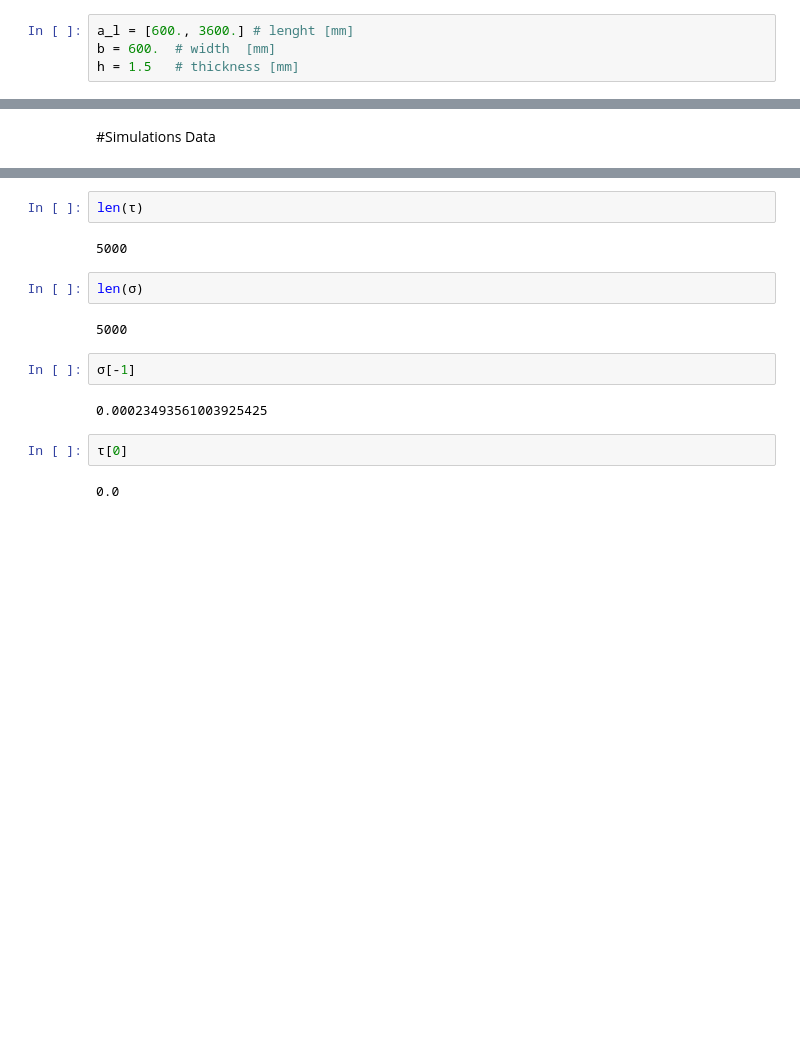
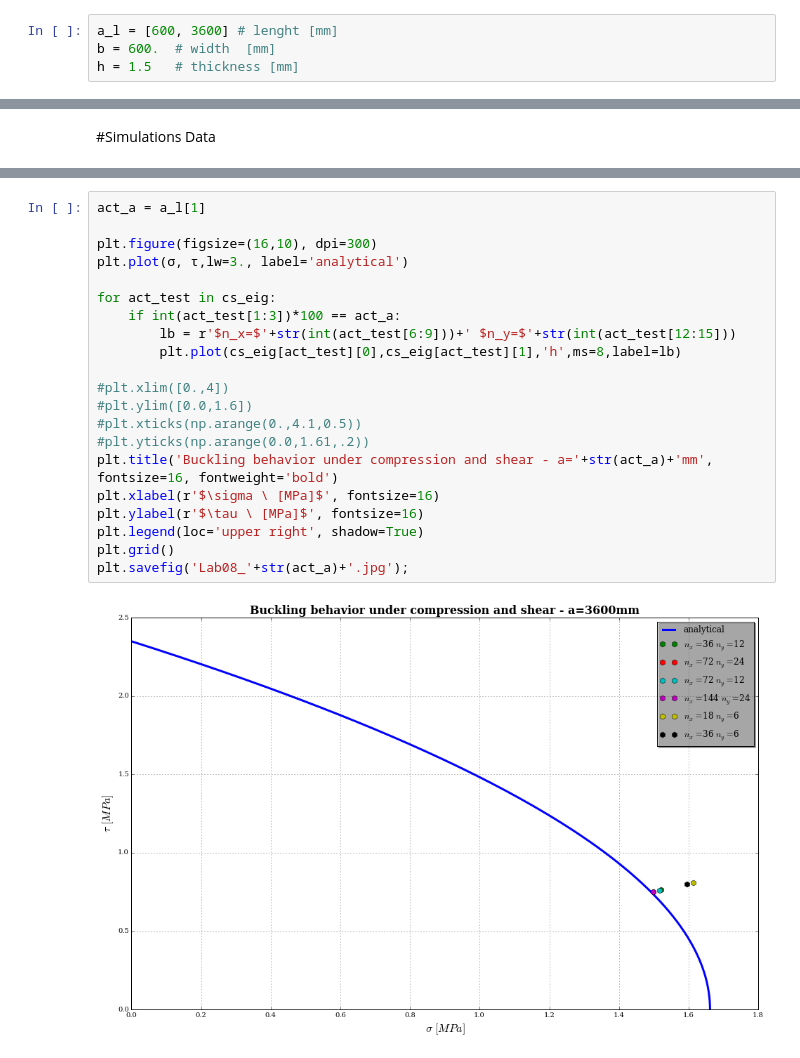
Before and after one commit to Ccaccia73/NLAAS-Labs, a Jupyter notebook: lab08.ipynb, the cells around one changed output, grey strips where cells are left out. Saved outputs shown, nothing was run; the diff lists cells and outputs as text; blank space fills up the shorter version.

```diff
--- a/lab08.ipynb
+++ b/lab08.ipynb
@@ -279,7 +283,7 @@ def write_inp_file(a, b, h, nx, ny, E, ν, γ, num_modes=1):
 # %% [markdown]
 Parameters:
 # %%
-a_l = [600., 3600.] # lenght [mm]
+a_l = [600, 3600] # lenght [mm]
 b = 600.  # width  [mm]
 h = 1.5   # thickness [mm]
 # %% [markdown]
@@ -440,16 +454,23 @@ plt.savefig('Lab08.jpg');
-# %%
-len(τ)
-# %% [output]
-5000
-# %%
-len(σ)
-# %% [output]
-5000
-# %%
-σ[-1]
-# %% [output]
-0.00023493561003925425
-# %%
-τ[0]
-# %% [output]
-0.0
+# %%
+act_a = a_l[1]
+
+plt.figure(figsize=(16,10), dpi=300)
+plt.plot(σ, τ,lw=3., label='analytical')
+
+for act_test in cs_eig:
+    if int(act_test[1:3])*100 == act_a:
+        lb = r'$n_x=$'+str(int(act_test[6:9]))+' $n_y=$'+str(int(act_test[12:15]))
+        plt.plot(cs_eig[act_test][0],cs_eig[act_test][1],'h',ms=8,label=lb)
+
+#plt.xlim([0.,4])
+#plt.ylim([0.0,1.6])
+#plt.xticks(np.arange(0.,4.1,0.5))
+#plt.yticks(np.arange(0.0,1.61,.2))
+plt.title('Buckling behavior under compression and shear - a='+str(act_a)+'mm', fontsize=16, fontweight='bold')
+plt.xlabel(r'$\sigma \ [MPa]$', fontsize=16)
+plt.ylabel(r'$\tau \ [MPa]$', fontsize=16)
+plt.legend(loc='upper right', shadow=True)
+plt.grid()
+plt.savefig('Lab08_'+str(act_a)+'.jpg');
+# %% [output]
+[figure, added]
```
Also changed, not shown: parts of 7 cells of this notebook, 1 other file.
